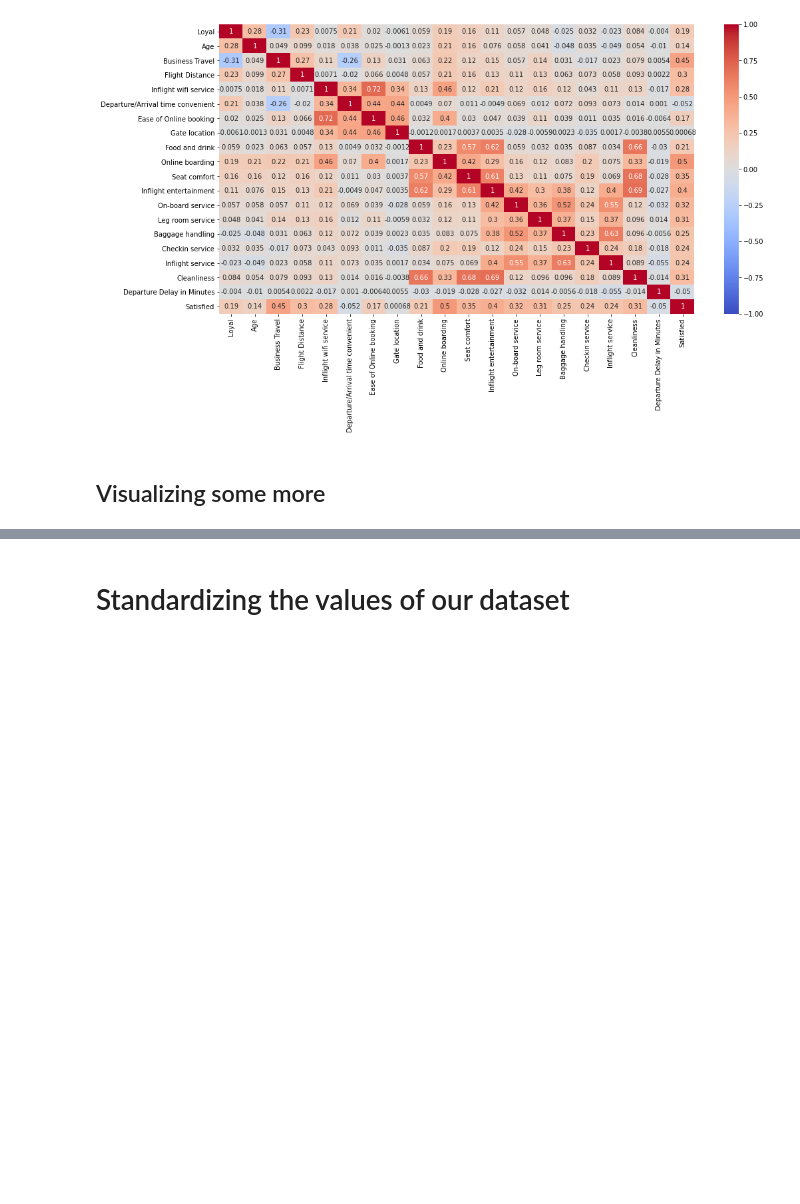
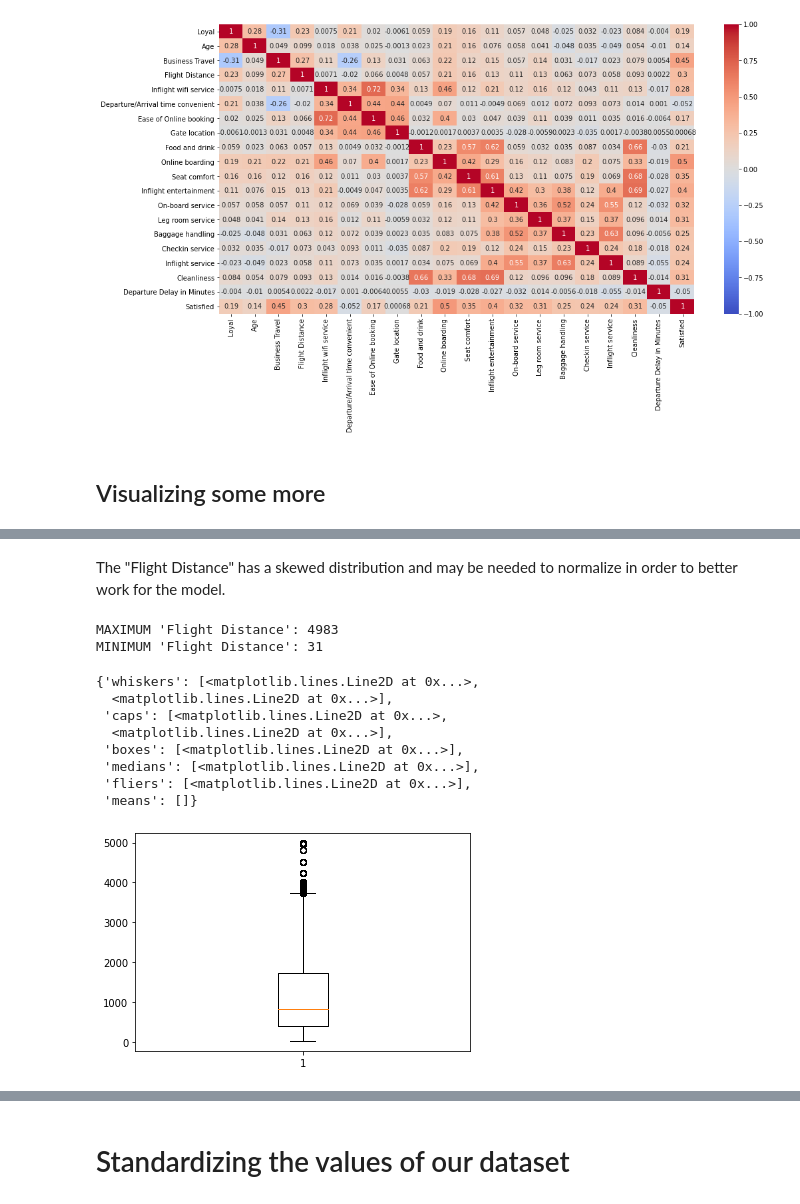
Before and after one commit to leo-cavalcante/airline-passenger-satisfaction, a Jupyter notebook: Airline Passenger Satisfaction.ipynb, the cells around one changed output, grey strips where cells are left out. Saved outputs shown, nothing was run; the diff lists cells and outputs as text; code cells hidden in the pictures; blank space fills up the shorter version.

```diff
--- a/Airline Passenger Satisfaction.ipynb
+++ b/Airline Passenger Satisfaction.ipynb
@@ -242,0 +304,19 @@ airline
+# %% [markdown]
+The "Flight Distance" has a skewed distribution and may be needed to normalize in order to better work for the model.
+# %%
+# Cheking outliers in "Flight Distance"
+print("MAXIMUM 'Flight Distance':",airline["Flight Distance"].max())
+print("MINIMUM 'Flight Distance':",airline["Flight Distance"].min())
+plt.boxplot(airline["Flight Distance"],)
+# %% [output]
+MAXIMUM 'Flight Distance': 4983
+MINIMUM 'Flight Distance': 31
+{'whiskers': [<matplotlib.lines.Line2D at 0x...>,
+  <matplotlib.lines.Line2D at 0x...>],
+ 'caps': [<matplotlib.lines.Line2D at 0x...>,
+  <matplotlib.lines.Line2D at 0x...>],
+ 'boxes': [<matplotlib.lines.Line2D at 0x...>],
+ 'medians': [<matplotlib.lines.Line2D at 0x...>],
+ 'fliers': [<matplotlib.lines.Line2D at 0x...>],
+ 'means': []}
+[figure, added]
```
Also changed, not shown: parts of 25 cells of this notebook.
